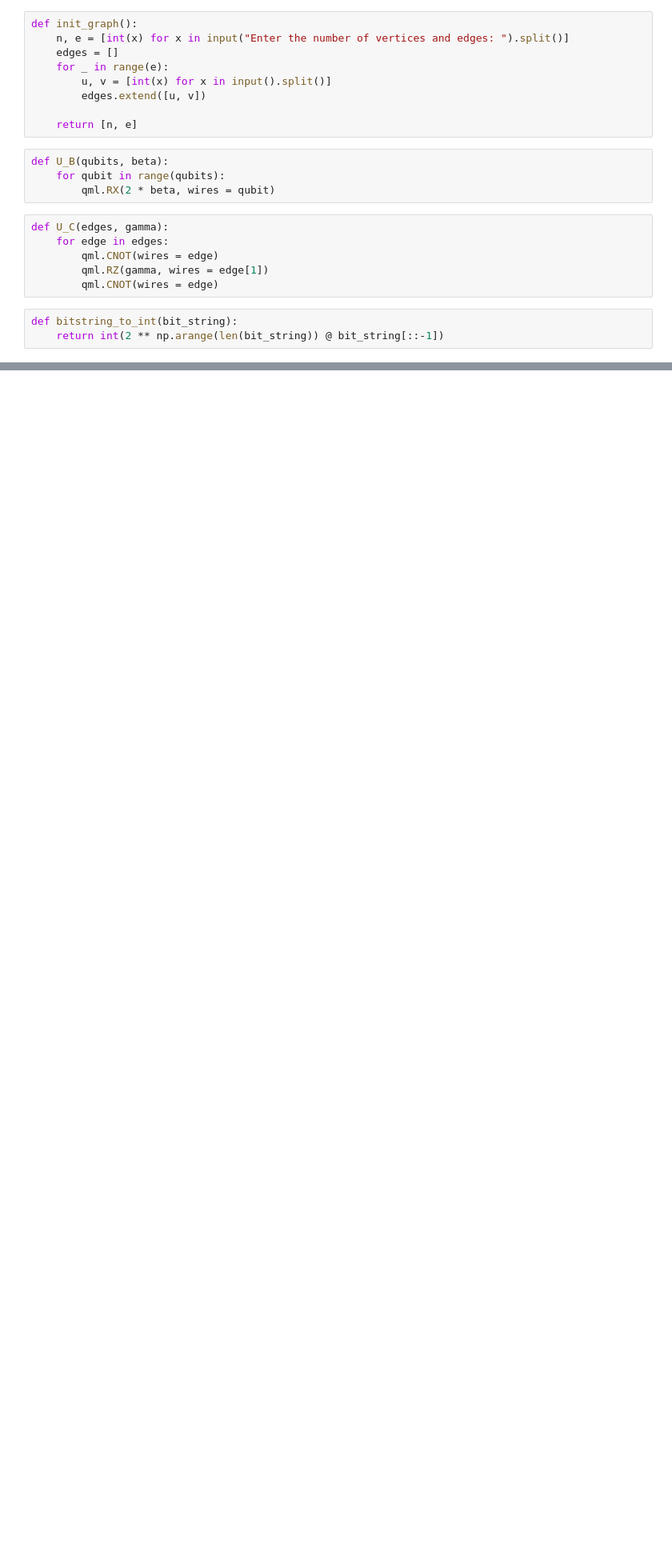
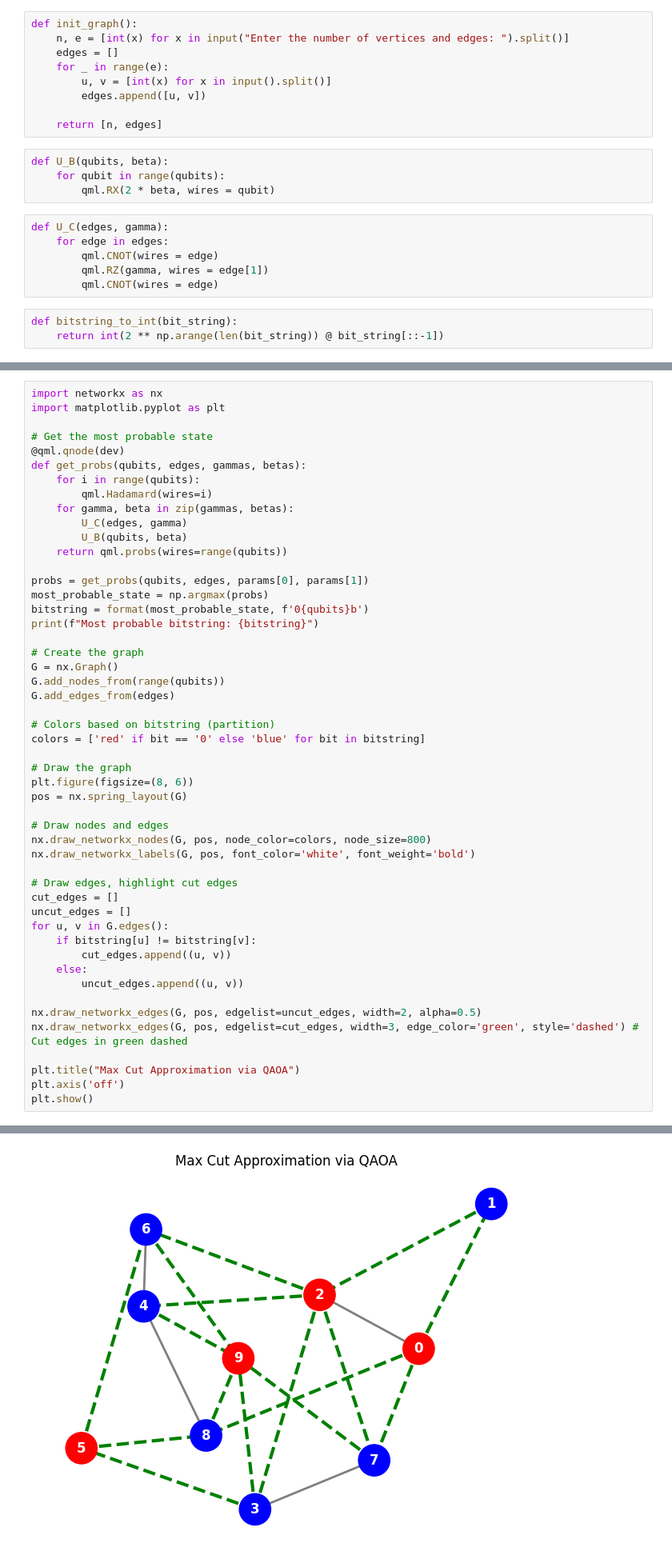
Before and after one commit to ghoraisaikat/QuantumVentures, a Jupyter notebook: src/VQCs/max_cut_qaoa.ipynb, the cells around one changed output, grey strips where cells are left out. Shown at 80% size. Saved outputs shown, nothing was run; the diff lists cells and outputs as text; blank space fills up the shorter version.

```diff
--- a/src/VQCs/max_cut_qaoa.ipynb
+++ b/src/VQCs/max_cut_qaoa.ipynb
@@ -9,9 +9,9 @@ def init_graph():
     edges = []
     for _ in range(e):
         u, v = [int(x) for x in input().split()]
-        edges.extend([u, v])
+        edges.append([u, v])
 
-    return [n, e]
+    return [n, edges]
 # %%
 def U_B(qubits, beta):
     for qubit in range(qubits):
@@ -71,0 +109,51 @@ def qaoa_maxcut(n_layers = 1):
+# %%
+import networkx as nx
+import matplotlib.pyplot as plt
+
+# Get the most probable state
+@qml.qnode(dev)
+def get_probs(qubits, edges, gammas, betas):
+    for i in range(qubits):
+        qml.Hadamard(wires=i)
+    for gamma, beta in zip(gammas, betas):
+        U_C(edges, gamma)
+        U_B(qubits, beta)
+    return qml.probs(wires=range(qubits))
+
+probs = get_probs(qubits, edges, params[0], params[1])
+most_probable_state = np.argmax(probs)
+bitstring = format(most_probable_state, f'0{qubits}b')
+print(f"Most probable bitstring: {bitstring}")
+
+# Create the graph
+G = nx.Graph()
+G.add_nodes_from(range(qubits))
+G.add_edges_from(edges)
+
+# Colors based on bitstring (partition)
+colors = ['red' if bit == '0' else 'blue' for bit in bitstring]
+
+# Draw the graph
+plt.figure(figsize=(8, 6))
+pos = nx.spring_layout(G)
+
+# Draw nodes and edges
+nx.draw_networkx_nodes(G, pos, node_color=colors, node_size=800)
+nx.draw_networkx_labels(G, pos, font_color='white', font_weight='bold')
+
+# Draw edges, highlight cut edges
+cut_edges = []
+uncut_edges = []
+for u, v in G.edges():
+    if bitstring[u] != bitstring[v]:
+        cut_edges.append((u, v))
+    else:
+        uncut_edges.append((u, v))
+
+nx.draw_networkx_edges(G, pos, edgelist=uncut_edges, width=2, alpha=0.5)
+nx.draw_networkx_edges(G, pos, edgelist=cut_edges, width=3, edge_color='green', style='dashed') # Cut edges in green dashed
+
+plt.title("Max Cut Approximation via QAOA")
+plt.axis('off')
+plt.show()
+# %% [output]
@@ -71,0 +161 @@ def qaoa_maxcut(n_layers = 1):
+[figure, added]
```
Also changed, not shown: parts of 12 cells of this notebook, 3 other files.
